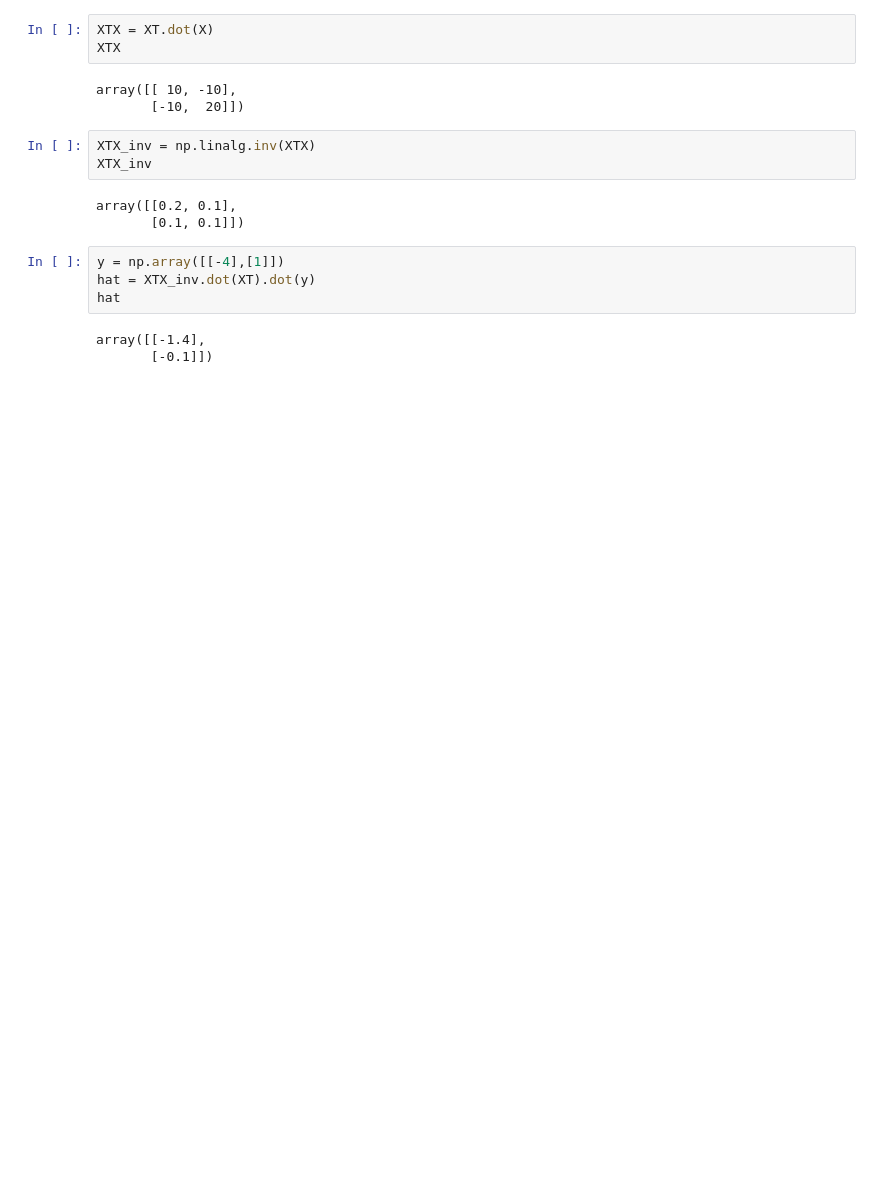
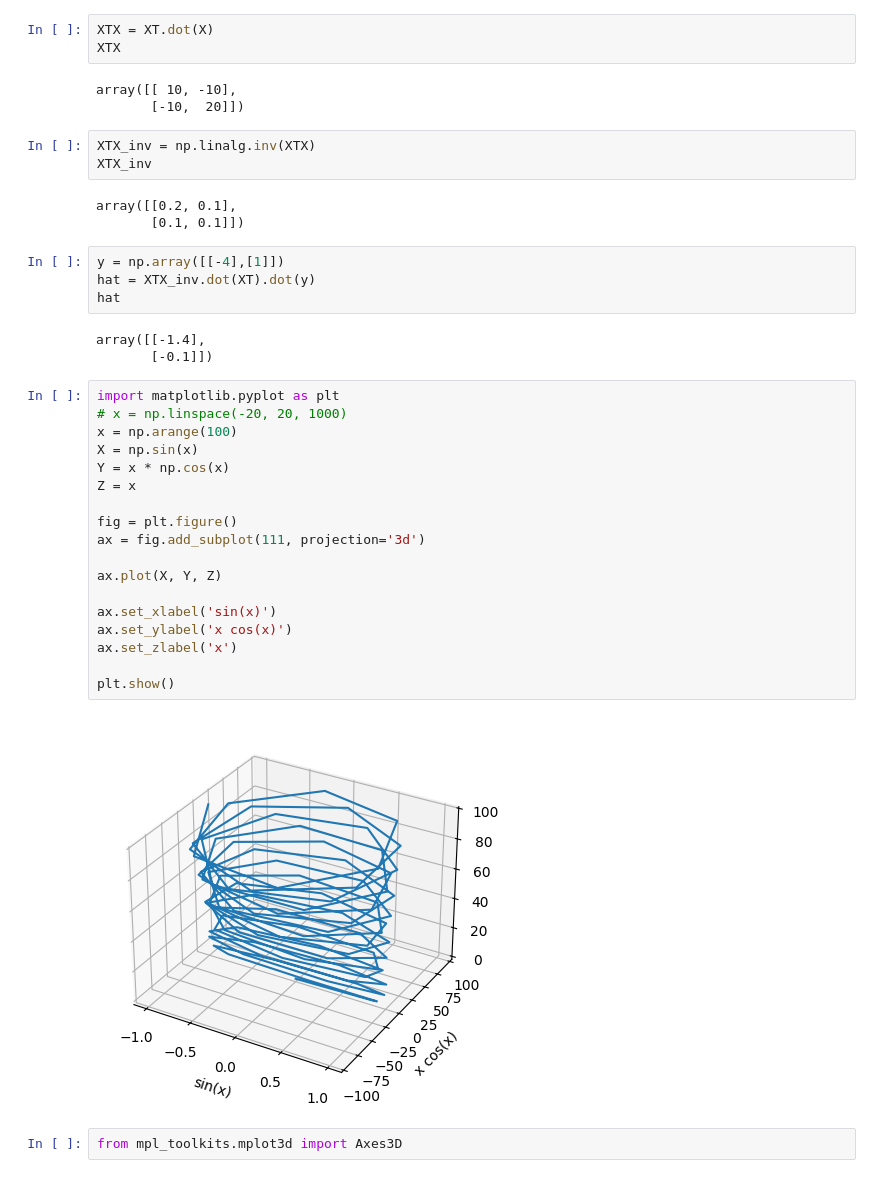
Before and after one commit to ElhamAfzali/Linear-Algebra, a Jupyter notebook: Untitled.ipynb, the cells around one changed output. Saved outputs shown, nothing was run; the diff lists cells and outputs as text; blank space fills up the shorter version.

```diff
--- a/Untitled.ipynb
+++ b/Untitled.ipynb
@@ -28,3 +30,25 @@ hat
 # %% [output]
 array([[-1.4],
        [-0.1]])
+# %%
+import matplotlib.pyplot as plt
+# x = np.linspace(-20, 20, 1000)
+x = np.arange(100)
+X = np.sin(x)
+Y = x * np.cos(x)
+Z = x
+
+fig = plt.figure()
+ax = fig.add_subplot(111, projection='3d')
+
+ax.plot(X, Y, Z)
+
+ax.set_xlabel('sin(x)')
+ax.set_ylabel('x cos(x)')
+ax.set_zlabel('x')
+
+plt.show()
+# %% [output]
+[figure, added]
+# %%
+from mpl_toolkits.mplot3d import Axes3D
```
Also changed, not shown: parts of 6 cells of this notebook, 1 other file.
